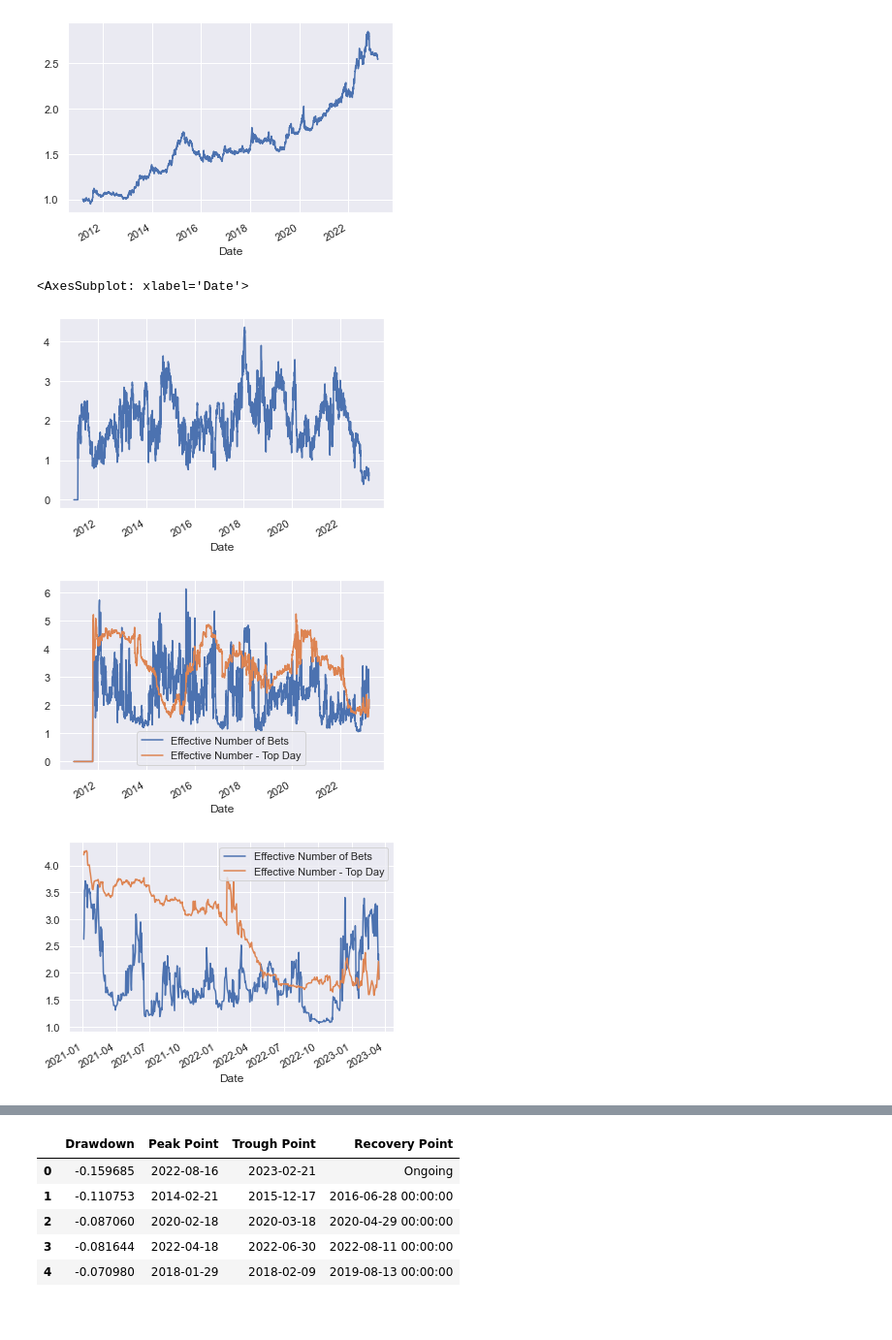
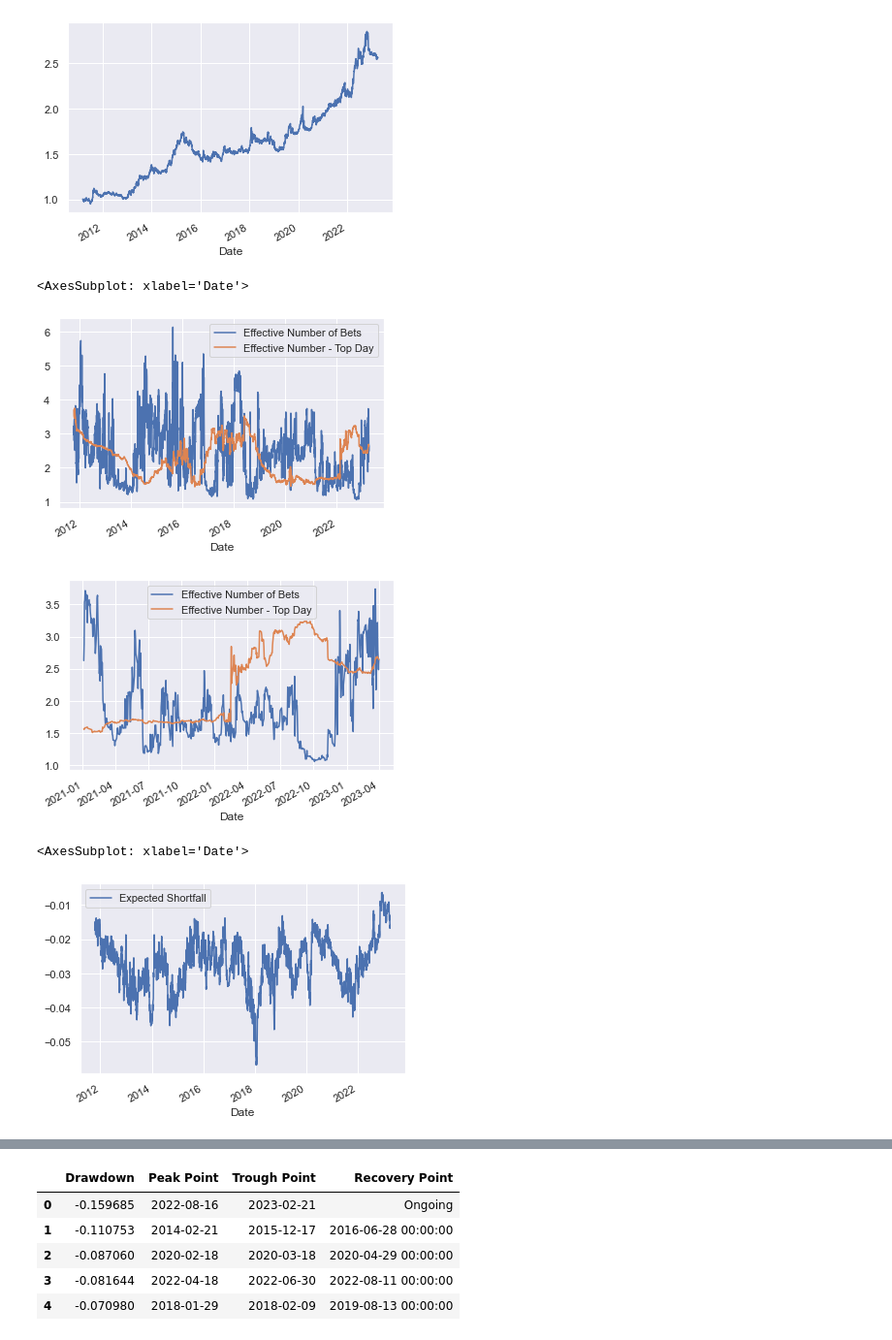
Before and after one commit to tjkang01/quantTools, a Jupyter notebook: optimization_example.ipynb, the cells around one changed output, grey strips where cells are left out. Shown: that part at 97% size. Drawn from its saved outputs; the diff is of its cells as text; code cells hidden in the pictures.

```diff
--- a/optimization_example.ipynb
+++ b/optimization_example.ipynb
@@ -19,7 +19,7 @@ labels  = ['S&P', 'Nasdaq', '10yr', '30yr', 'Euro', 'Yen', 'Gold', 'NatGas']
 mapping = dict(zip(tickers, labels))
 
 # Load data for relevant tickers
-data = Data(tickers=tickers, start_date='2011-01-02', end_date='2023-03-15')
+data = Data(tickers=tickers, start_date='2011-01-02', end_date='2023-03-31')
 data.rets.rename(columns=mapping, inplace=True)
 data.rets.fillna(0)
 # %% [output]
@@ -66,9 +66,7 @@ for w_idx, win in enumerate(windows):
     signals[:,  :, w_idx] = np.sign(roll_avg)
 
 # Take average across the windows and convert back to dataframe
-signals = pd.DataFrame(np.nanmean(signals, axis=2))
-signals.index   = data.rets.index
-signals.columns = data.rets.columns
+signals = pd.DataFrame(data=np.nanmean(signals, axis=2), index=data.rets.index, columns=data.rets.columns)
 
 # Weight each signal by the volatility of each market. Use smoothed returns
 # to account for market-close times.
@@ -118,9 +116,7 @@ def compute_enb(w, rho):
     return(enb)
 # %%
 # Compute effective number of bets taken by the trend signal over time.
-enb         = pd.DataFrame(np.zeros(shape=(data.rets.shape[0], 2)))
-enb.index   = data.rets.index
-enb.columns = ['Effective Number of Bets', 'Effective Number - Top Day']
+enb         = pd.DataFrame(index=data.rets.index, columns= ['Effective Number of Bets', 'Effective Number - Top Day'])
 
 # Loop through data
 wts_const = weights.iloc[-1, :]
@@ -137,15 +133,11 @@ for d_idx, _ in data.rets.iterrows():
     # And compute enb
     enb.loc[d_idx, :] = [compute_enb(wts, rho), compute_enb(wts_const, rho)]
 # %%
-# Note that effective number of bets can fluctuate either as a function of the relationship among
-# positions or the signal itself. "Effective Number - Top Day" looks at how the effective number changes
-# if you held the positions constant over time. We can see that the recent correlation structure would
-# imply a smaller number of positions recently.
-np.abs(weights).sum(axis=1).plot()
+# "Effective Number - Top Day" looks at how the effective number changes if you held the
+# top-day positions constant over time.
 enb.plot()
 enb.loc['2021-01-02':].plot()
 # %% [output]
 <AxesSubplot: xlabel='Date'>
-[figure, old version]
+[figure, new version]
-[figure, old version]
+[figure, new version]
-[figure, removed]
@@ -152,2 +187,7 @@ enb.loc['2021-01-02':].plot()
+# %%
+trend_es.plot()
+# %% [output]
+<AxesSubplot: xlabel='Date'>
+[figure, added]
 # %%
 # Append to the list of all returns
```
Also changed, not shown: parts of 14 cells of this notebook.
